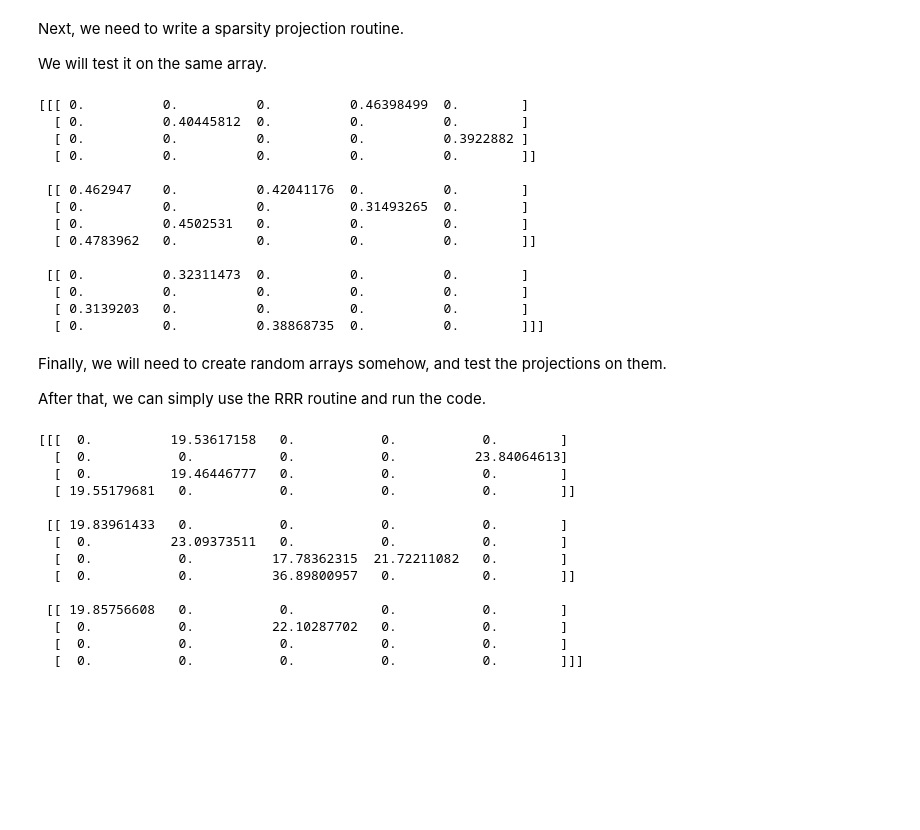
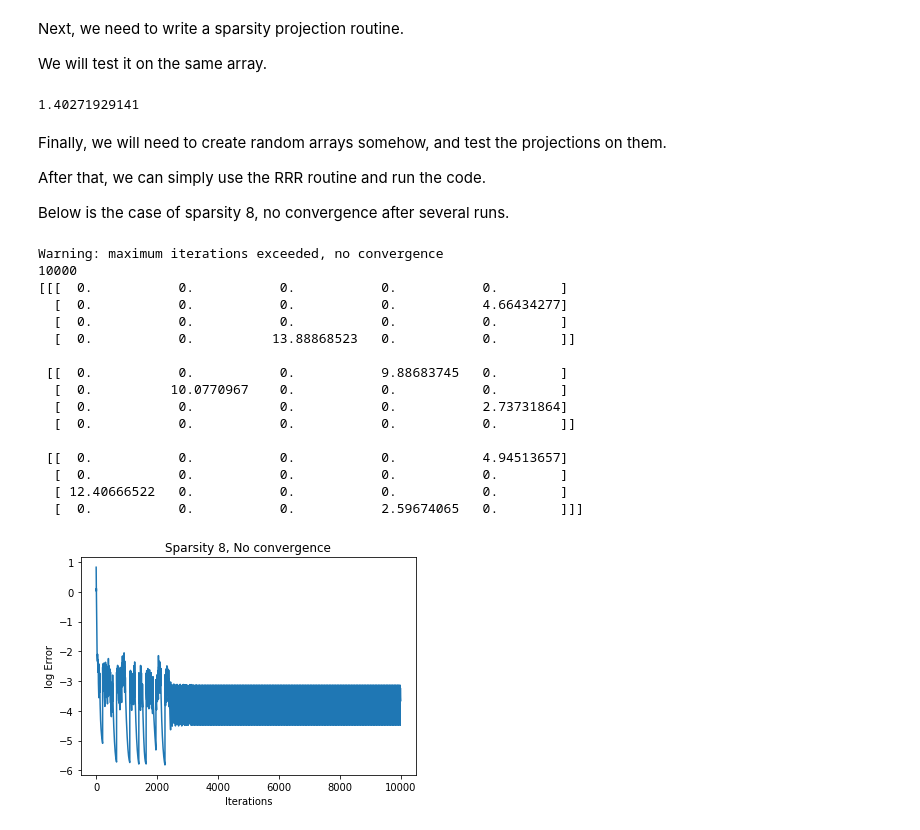
Before and after one commit to atbolsh/RRR_HW3, a Jupyter notebook: HW3.ipynb, the cells around one changed output. Drawn from its saved outputs; the diff is of its cells as text; code cells hidden in the pictures; blank space fills up the shorter version.

```diff
--- a/HW3.ipynb
+++ b/HW3.ipynb
@@ -4,11 +4,12 @@
 First of all, we need to define the first equipartition projection. This is done below, and tested on a simple array.
 # %%
 import numpy as np
+import math
 import matplotlib.pyplot as plt
 from RRR import *
 
 t = 3*4*5
-sparse = 11
+sparse = 9
 
 a = np.random.rand(3, 4, 5)
 
@@ -74,47 +75,46 @@ def sparseProj(tensor, sparsity=sparse):
 
 a = sparseProj(a)
 
-print a
+print norm(a)
 # %% [output]
-[[[ 0.          0.          0.          0.46398499  0.        ]
-  [ 0.          0.40445812  0.          0.          0.        ]
-  [ 0.          0.          0.          0.          0.3922882 ]
-  [ 0.          0.          0.          0.          0.        ]]
-
- [[ 0.462947    0.          0.42041176  0.          0.        ]
-  [ 0.          0.          0.          0.31493265  0.        ]
-  [ 0.          0.4502531   0.          0.          0.        ]
-  [ 0.4783962   0.          0.          0.          0.        ]]
-
- [[ 0.          0.32311473  0.          0.          0.        ]
-  [ 0.          0.          0.          0.          0.        ]
-  [ 0.3139203   0.          0.          0.          0.        ]
-  [ 0.          0.          0.38868735  0.          0.        ]]]
+1.40271929141
 # %% [markdown]
 Finally, we will need to create random arrays somehow, and test the projections on them.
 
 After that, we can simply use the RRR routine and run the code.
+
+Below is the case of sparsity 8, no convergence after several runs.
 # %%
+sparse = 8
 a = np.random.rand(3, 4, 5)
 
 b, errors = RRR(a, equiPartProj, sparseProj, 0.5, 1e-4, 10000, True)
 
-print t*sparseProj(b)
-#print errors[0]
+#print t*sparseProj(b)
+print len(errors)
+print t*sparseProj(equiPartProj(b))
 #plt.plot(range(len(errors)), errors)
 #plt.show()
+plt.plot([math.log(e) for e in errors])
+plt.xlabel("Iterations")
+plt.ylabel("log Error")
+plt.title("Sparsity 8, No convergence")
+plt.show()
 # %% [output]
-[[[  0.          19.53617158   0.           0.           0.        ]
-  [  0.           0.           0.           0.          23.84064613]
-  [  0.          19.46446777   0.           0.           0.        ]
-  [ 19.55179681   0.           0.           0.           0.        ]]
+Warning: maximum iterations exceeded, no convergence
+10000
+[[[  0.           0.           0.           0.           0.        ]
+  [  0.           0.           0.           0.           4.66434277]
+  [  0.           0.           0.           0.           0.        ]
+  [  0.           0.          13.88868523   0.           0.        ]]
 
- [[ 19.83961433   0.           0.           0.           0.        ]
-  [  0.          23.09373511   0.           0.           0.        ]
-  [  0.           0.          17.78362315  21.72211082   0.        ]
-  [  0.           0.          36.89800957   0.           0.        ]]
+ [[  0.           0.           0.           9.88683745   0.        ]
+  [  0.          10.0770967    0.           0.           0.        ]
+  [  0.           0.           0.           0.           2.73731864]
+  [  0.           0.           0.           0.           0.        ]]
 
- [[ 19.85756608   0.           0.           0.           0.        ]
-  [  0.           0.          22.10287702   0.           0.        ]
+ [[  0.           0.           0.           0.           4.94513657]
   [  0.           0.           0.           0.           0.        ]
-  [  0.           0.           0.           0.           0.        ]]]
+  [ 12.40666522   0.           0.           0.           0.        ]
+  [  0.           0.           0.           2.59674065   0.        ]]]
+[figure, added]
```
Also changed, not shown: parts of 8 cells of this notebook, 2 other files.
